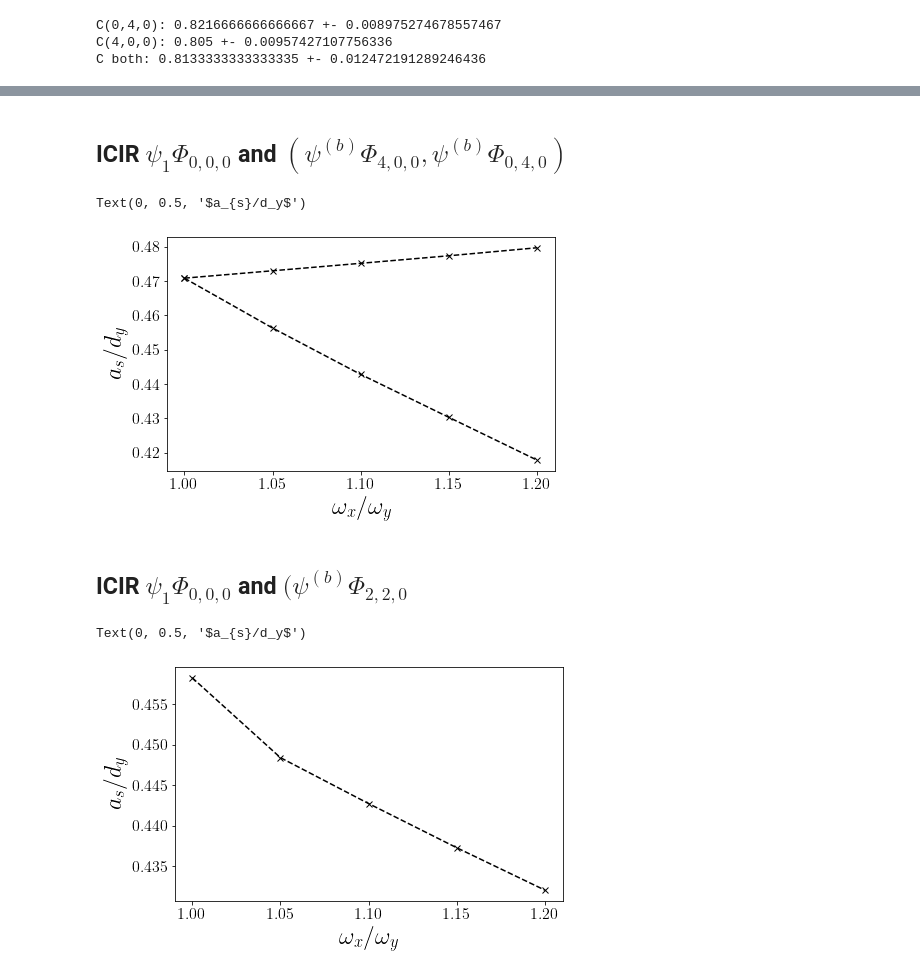
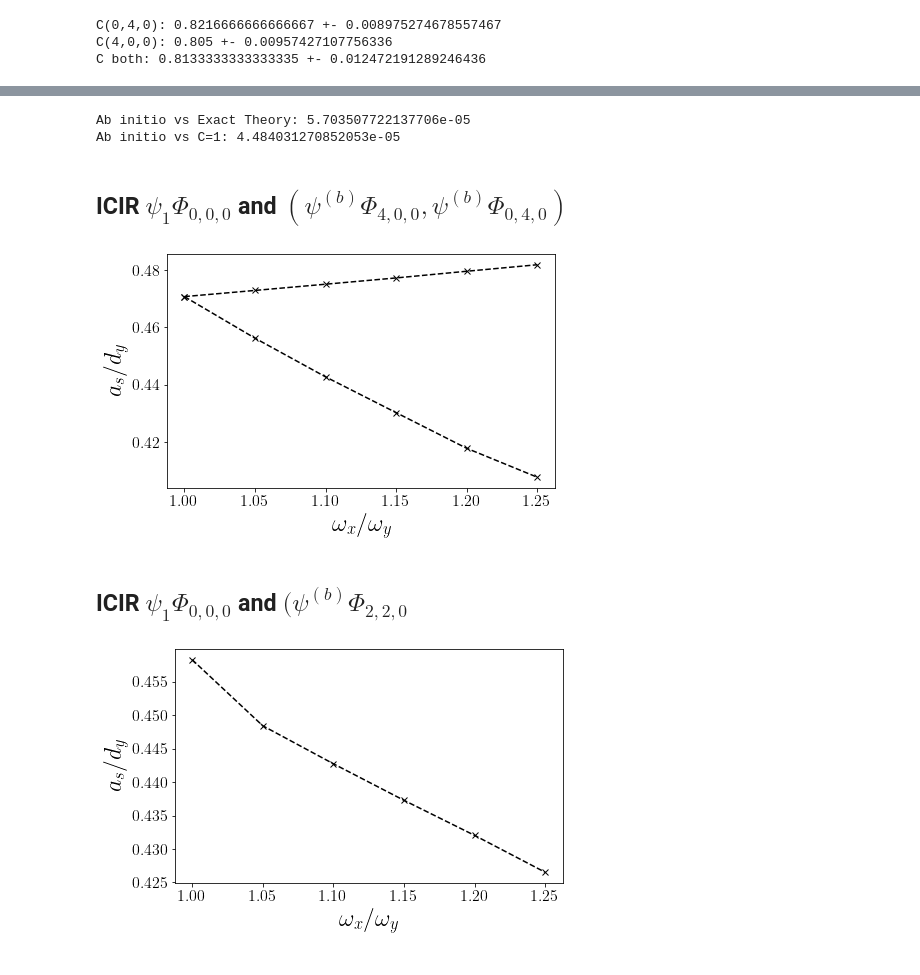
Before and after one commit to TsspGit/Ultracold_Atoms_src, a Jupyter notebook: Analysis/q1D/ICIR_LiLi_q1d.ipynb, the cells around one changed output, grey strips where cells are left out. Saved outputs shown, nothing was run; the diff lists cells and outputs as text; code cells hidden in the pictures.

```diff
--- a/Analysis/q1D/ICIR_LiLi_q1d.ipynb
+++ b/Analysis/q1D/ICIR_LiLi_q1d.ipynb
@@ -207,18 +185,26 @@ ax.set_ylim(0.62, 0.89)
+# %%
+print(f'''
+Ab initio vs Exact Theory: {mean_squared_error([asc_020, asc_200], [asc_020_config, asc_200_config])}
+Ab initio vs C=1: {mean_squared_error([asc_020, asc_200], [asc_020_config_C1, asc_200_config_C1])}
+''')
+# %% [output]
+Ab initio vs Exact Theory: 5.703507722137706e-05
+Ab initio vs C=1: 4.484031270852053e-05
 # %% [markdown]
 ## ICIR $\psi_1 \Phi_{0,0,0}$ and $(\psi^{(b)} \Phi_{4,0,0}, \psi^{(b)} \Phi_{0,4,0})$
 # %%
 wxwy = [1, 1.05, 1.1, 1.15, 1.20, 1.25]
-asc_040 = [0.470803168966472, 0.4729586347191949, 0.4751357344614706, 0.47733183136429025, 0.4796684360343298]
-asc_400 = [0.470803168966472, 0.4562712087347454, 0.44274183710072923, 0.43022368344982564, 0.4177549046288673]
+asc_040 = [0.470803168966472, 0.4729586347191949, 0.4751357344614706, 0.47733183136429025, 0.4796684360343298, 0.48194643989803415]
+asc_400 = [0.470803168966472, 0.4562712087347454, 0.44274183710072923, 0.43022368344982564, 0.4177549046288673, 0.4076393407999233]
 # %%
 fig, ax = plt.subplots(figsize=aursize)
-plt.plot(wxwy[:5], asc_040, 'k--x')
-plt.plot(wxwy[:5], asc_400, 'k--x')
+plt.plot(wxwy, asc_040, 'k--x')
+plt.plot(wxwy, asc_400, 'k--x')
 ax.set_xlabel('$\omega_x/\omega_y$')
 ax.set_ylabel('$a_{s}/d_y$')
+fig.savefig('Results/Figures/ICIR_q1D_400.png', dpi=200, bbox_inches="tight")
 # %% [output]
-Text(0, 0.5, '$a_{s}/d_y$')
-[figure, old version]
+[figure, new version]
 # %% [markdown]
 ## ICIR $\psi_1 \Phi_{0,0,0}$ and $(\psi^{(b)} \Phi_{2,2,0}$
 # %%
@@ -226,8 +212,8 @@ asc_220 = [0.4582885323282912, 0.44841819001129496, 0.4427415986733067, 0.437280
 # %%
 fig2, ax2 = plt.subplots(figsize=aursize)
-plt.plot(wxwy[:5], asc_220, 'k--x')
+plt.plot(wxwy, asc_220, 'k--x')
 ax2.set_xlabel('$\omega_x/\omega_y$')
 ax2.set_ylabel('$a_{s}/d_y$')
+fig.savefig('Results/Figures/ICIR_q1D_220.png', dpi=200, bbox_inches="tight")
 # %% [output]
-Text(0, 0.5, '$a_{s}/d_y$')
-[figure, old version]
+[figure, new version]
```
Also changed, not shown: parts of 11 cells of this notebook, 14 other files.
